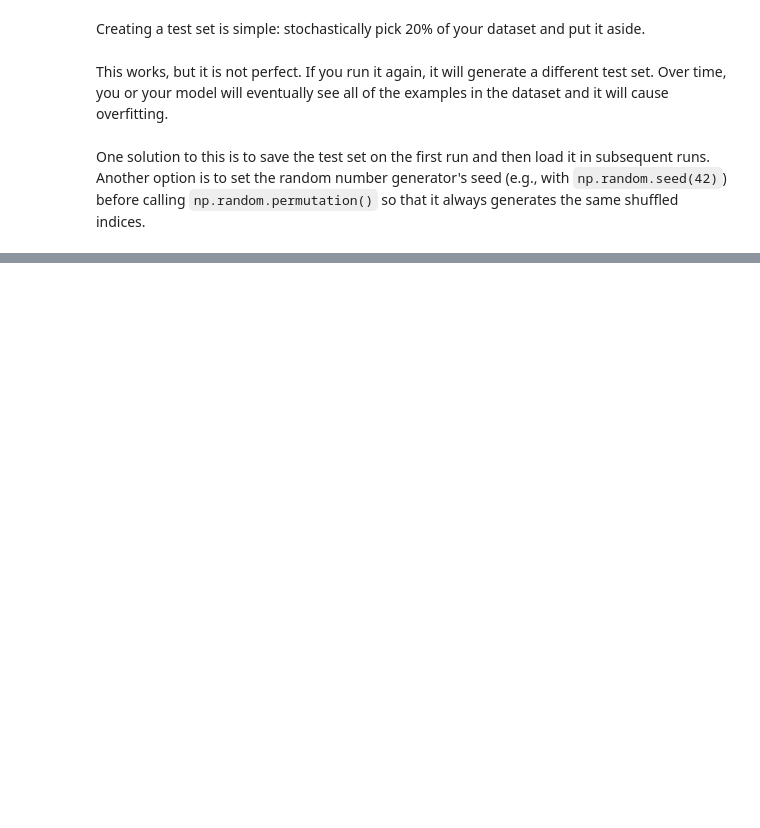
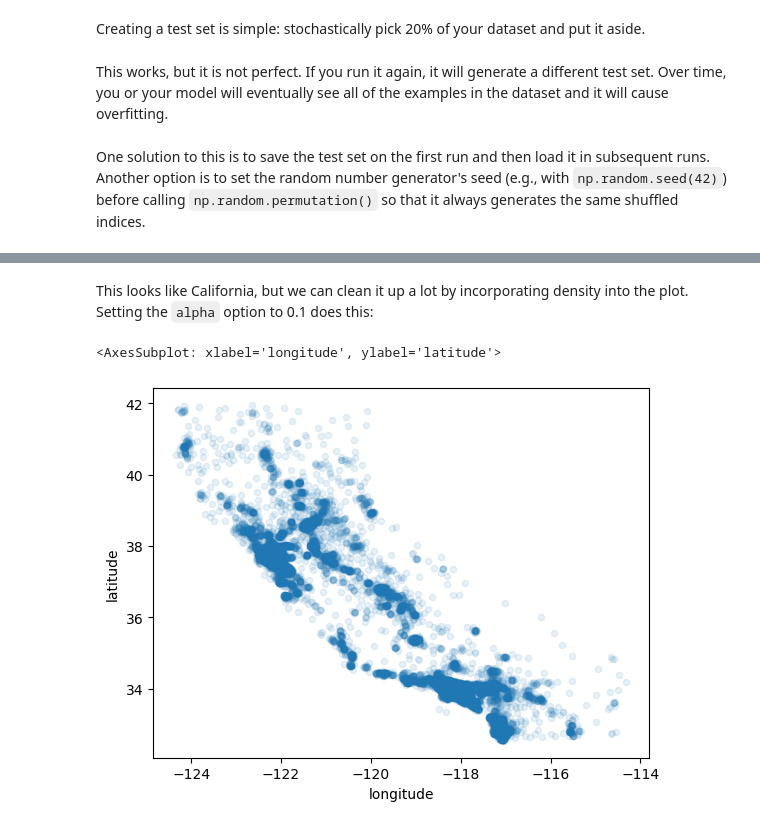
Before and after one commit to eriksandoval-py/machine-learning-examples, a Jupyter notebook: housing.ipynb, the cells around one changed output, grey strips where cells are left out. Drawn from its saved outputs; the diff is of its cells as text; code cells hidden in the pictures; blank space fills up the shorter version.

```diff
--- a/housing.ipynb
+++ b/housing.ipynb
@@ -99,0 +184,7 @@ One solution to this is to save the test set on the first run and then load it i
+# %% [markdown]
+This looks like California, but we can clean it up a lot by incorporating density into the plot. Setting the `alpha` option to 0.1 does this:
+# %%
+housing.plot(kind='scatter', x='longitude', y='latitude', alpha=0.1)
+# %% [output]
+<AxesSubplot: xlabel='longitude', ylabel='latitude'>
+[figure, added]
```
Also changed, not shown: parts of 26 cells of this notebook.
